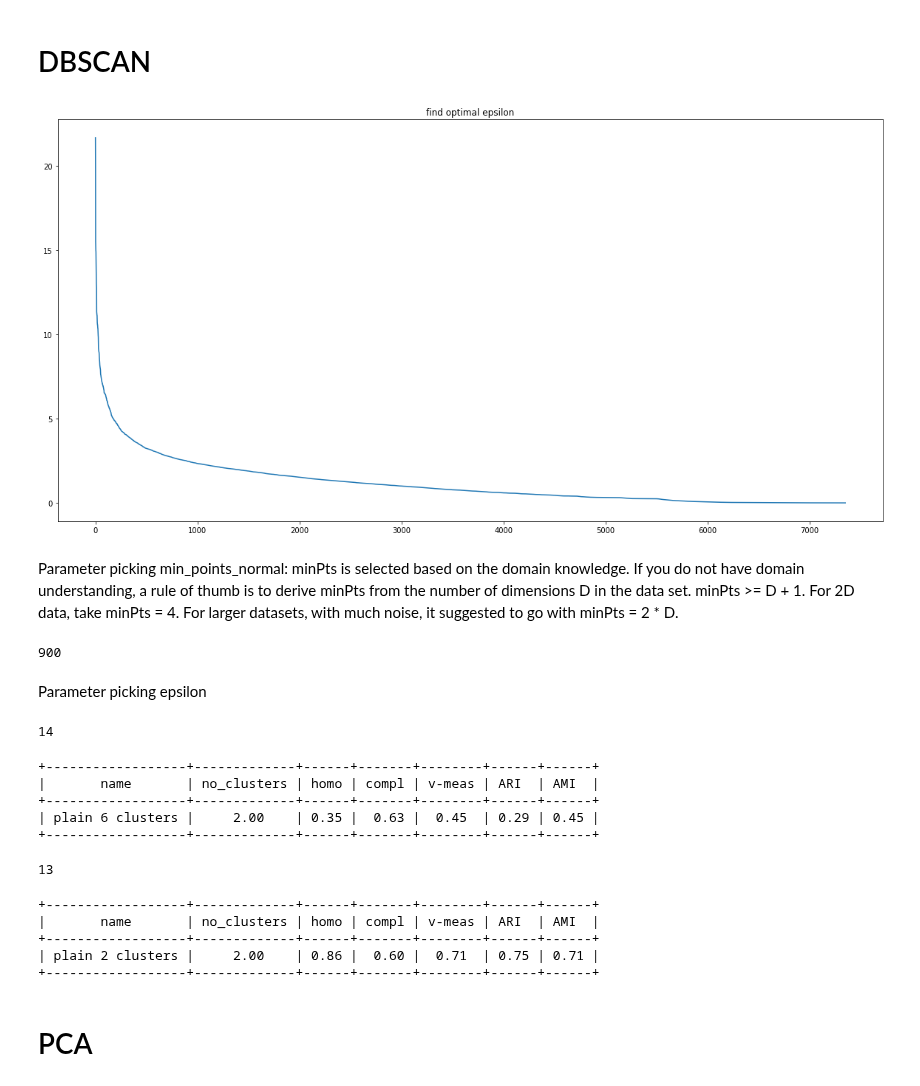
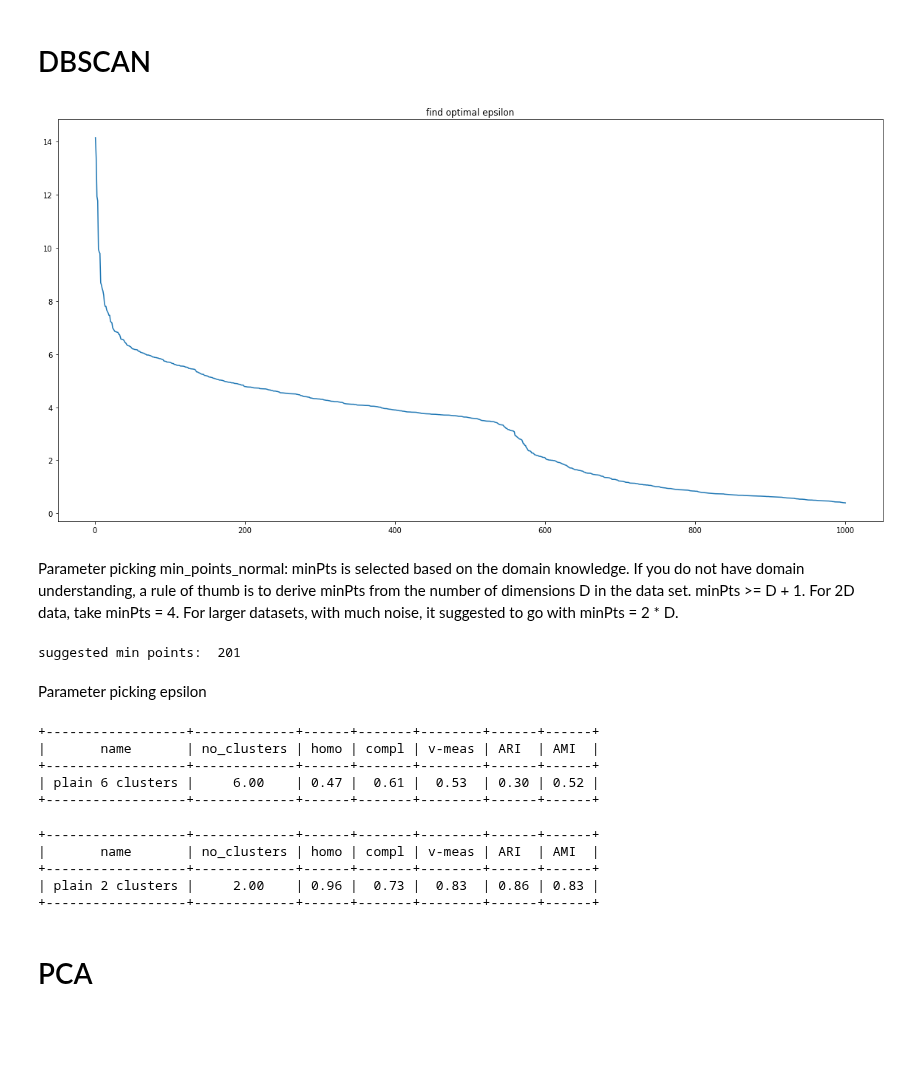
Before and after one commit to claredavies/MachineLearningCoursework, a Jupyter notebook: Assignment3/Assignment3HumanActivityRecognition.ipynb, the cells around one changed output. Drawn from its saved outputs; the diff is of its cells as text; code cells hidden in the pictures; blank space fills up the shorter version.

```diff
--- a/Assignment3/Assignment3HumanActivityRecognition.ipynb
+++ b/Assignment3/Assignment3HumanActivityRecognition.ipynb
@@ -179,2 +182,2 @@ plt.show()
 # %%
-features = train.drop(['subject', 'Activity','ActivityName'], axis=1)
+features = train.drop(['subject','ActivityName'], axis=1)
@@ -190,3 +184,18 @@ def find_silhouette_score(dataframe,feature,n_clusters):
+# %%
+from sklearn.feature_selection import SelectKBest, f_regression
+def select_k_best(train_data,k):
+  train_data = train_data.apply(pd.to_numeric).astype('float32')
+
+  kb = SelectKBest(score_func=f_regression, k=k)
+  kb.fit(train_data.loc[:, train_data.columns != 'Activity'], train_data.Activity)
+  indices = np.argsort(kb.scores_)[::-1]
+  selected_features = []
+  for i in range(k):
+    selected_features.append(train_data.columns[indices[i]])
+  return selected_features
+# %%
+k_no_features = 200
+selected_features_k_best = select_k_best(features,k_no_features)
 # %%
 features_names_df = pd.DataFrame(list(features.columns),columns =['featureNames'])
 # %%
@@ -210,2 +212,2 @@ feature_names_n_largest_chosen = features_df.nlargest(n_features_wanted, ['silho
 # %%
-features_selected = train[feature_names_n_largest_chosen].copy()
+features_selected = features[selected_features_k_best].copy()
@@ -324,9 +326,9 @@ def findDBSCANOptimalEpsilon(features,ns):
   plt.title("find optimal epsilon")
   plt.plot(list(range(1,noOfPointsYouHave+1)), distanceDec)
 # %%
-findDBSCANOptimalEpsilon(X_train,4)
+findDBSCANOptimalEpsilon(X_train,6)
 # %% [output]
-[figure, old version]
+[figure, new version]
 # %% [markdown]
 Parameter picking min_points_normal:
 minPts is selected based on the domain knowledge. If you do not have domain understanding, a rule of thumb is to derive minPts from the number of dimensions D in the data set. minPts >= D + 1. For 2D data, take minPts = 4. For larger datasets, with much noise, it suggested to go with minPts = 2 * D.
@@ -336,38 +338,30 @@ min_points_normal = 2*number_of_features_normal
 # %%
-print(min_points_normal)
+print("suggested min points:  " + str(min_points_normal))
 # %% [output]
-900
+suggested min points:  201
 # %% [markdown]
 Parameter picking epsilon
-# %%
-print(get_optimal_epislon(start=1,end=50,min_points=min_points_normal,dataframe=X_train,targets=y_train))
-# %% [output]
-14
 # %%
-epsilon_normal_6_classes = 14
-cluster_labels_normal_6_classes = getDbscan(epsilon_normal_6_classes, min_points_normal, X_train)
-evaluation_metrics_normal_6_classes  = get_dbscan_metrics(y_train,cluster_labels_normal_6_classes,'plain 6 clusters')
+epsilon_normal_6_classes = 4
+cluster_labels_normal_6_classes = getDbscan(epsilon_normal_6_classes, 10, X_train)
+evaluation_metrics_normal_6_classes  = get_dbscan_metrics(y_train_6_classes,cluster_labels_normal_6_classes,'plain 6 clusters')
 print(print_metrics(evaluation_metrics_normal_6_classes))
 # %% [output]
 +------------------+-------------+------+-------+--------+------+------+
 |       name       | no_clusters | homo | compl | v-meas | ARI  | AMI  |
 +------------------+-------------+------+-------+--------+------+------+
-| plain 6 clusters |     2.00    | 0.35 |  0.63 |  0.45  | 0.29 | 0.45 |
+| plain 6 clusters |     6.00    | 0.47 |  0.61 |  0.53  | 0.30 | 0.52 |
 +------------------+-------------+------+-------+--------+------+------+
-# %%
-print(get_optimal_epislon(start=1,end=20,min_points=min_points_normal,dataframe=X_train,targets=y_train_binary))
-# %% [output]
-13
 # %%
-epsilon_normal_2_classes = 14
+epsilon_normal_2_classes = 8
 cluster_labels_normal_2_classes = getDbscan(epsilon_normal_2_classes,min_points_normal, X_train)
-evaluation_metrics_normal_2_classes  = get_dbscan_metrics(y_train_binary,cluster_labels_normal_2_classes,'plain 2 clusters')
+evaluation_metrics_normal_2_classes  = get_dbscan_metrics(y_train_2_classes,cluster_labels_normal_2_classes,'plain 2 clusters')
 print(print_metrics(evaluation_metrics_normal_2_classes))
 # %% [output]
 +------------------+-------------+------+-------+--------+------+------+
 |       name       | no_clusters | homo | compl | v-meas | ARI  | AMI  |
 +------------------+-------------+------+-------+--------+------+------+
-| plain 2 clusters |     2.00    | 0.86 |  0.60 |  0.71  | 0.75 | 0.71 |
+| plain 2 clusters |     2.00    | 0.96 |  0.73 |  0.83  | 0.86 | 0.83 |
 +------------------+-------------+------+-------+--------+------+------+
 # %% [markdown]
 # PCA
```
Also changed, not shown: parts of 26 cells of this notebook.
